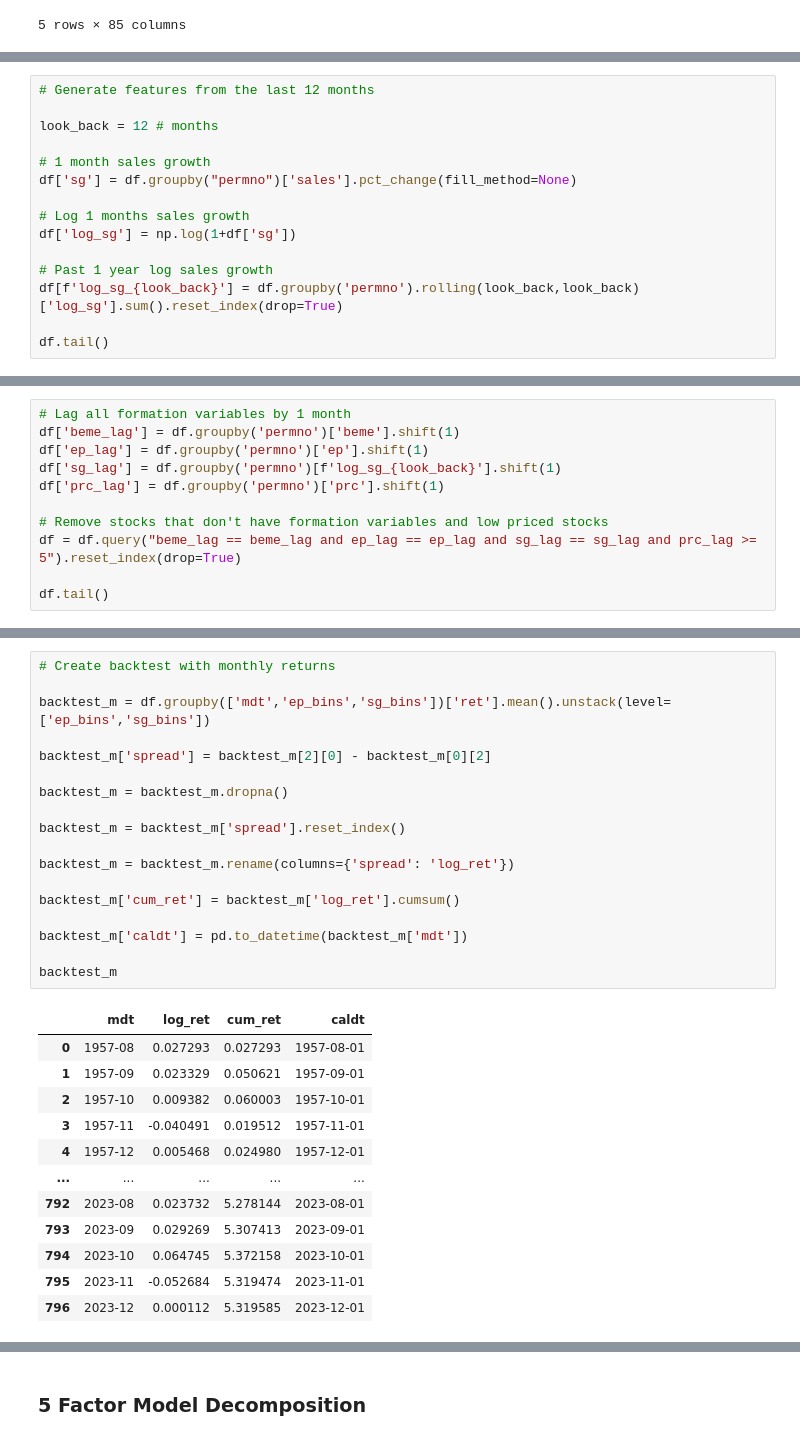
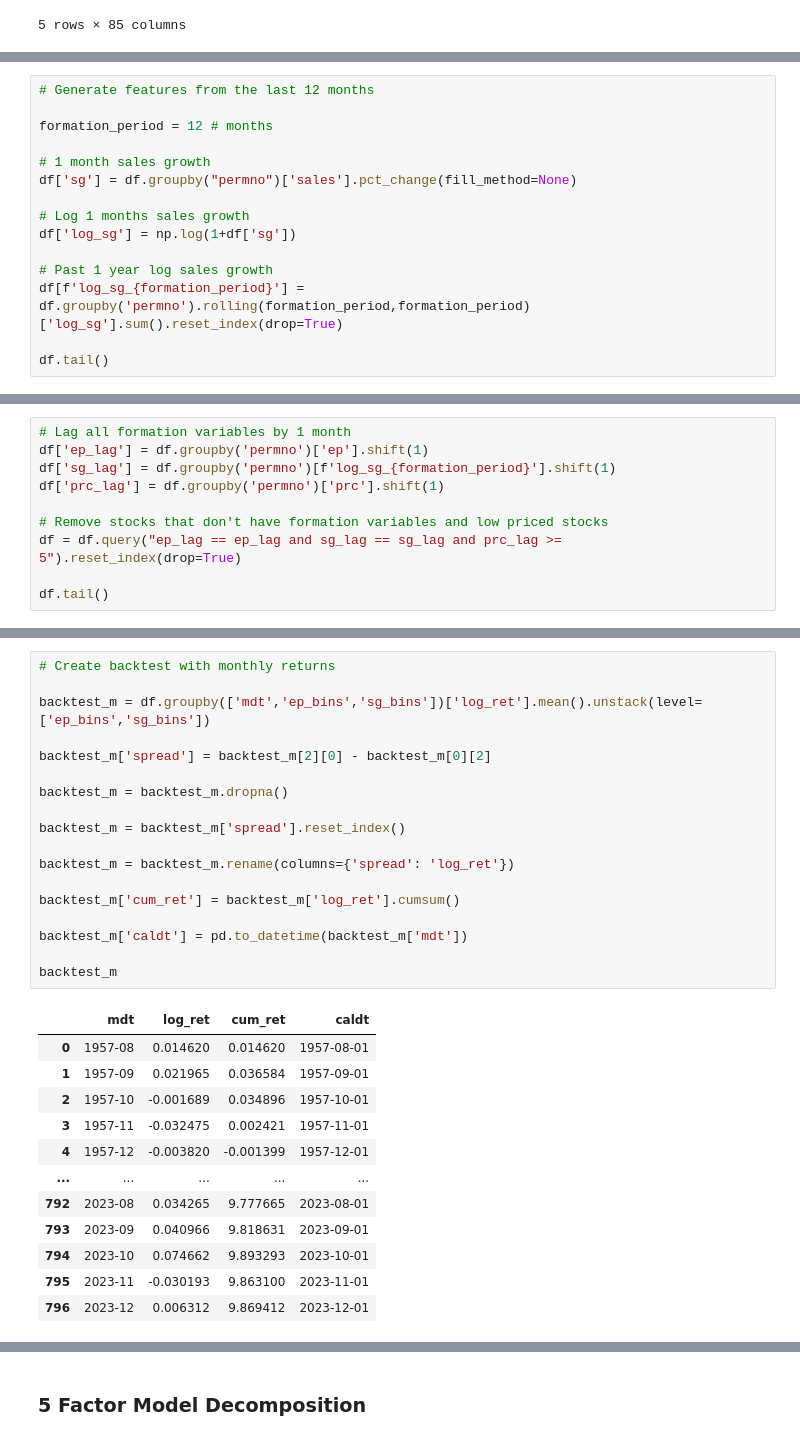
Before and after one commit to andrewhall1124/mean_reversion, a Jupyter notebook: strategies/value/ep_sg.ipynb, the cells around one changed output, grey strips where cells are left out. Cells and saved outputs as stored; diff of their text form.

```diff
--- a/strategies/value/ep_sg.ipynb
+++ b/strategies/value/ep_sg.ipynb
@@ -46,7 +46,7 @@ df.tail()
 # %%
 # Generate features from the last 12 months
 
-look_back = 12 # months
+formation_period = 12 # months
 
 # 1 month sales growth
 df['sg'] = df.groupby("permno")['sales'].pct_change(fill_method=None)
@@ -55,7 +55,7 @@ df['sg'] = df.groupby("permno")['sales'].pct_change(fill_method=None)
 df['log_sg'] = np.log(1+df['sg'])
 
 # Past 1 year log sales growth
-df[f'log_sg_{look_back}'] = df.groupby('permno').rolling(look_back,look_back)['log_sg'].sum().reset_index(drop=True)
+df[f'log_sg_{formation_period}'] = df.groupby('permno').rolling(formation_period,formation_period)['log_sg'].sum().reset_index(drop=True)
 
 df.tail()
 # %% [output]
@@ -87,13 +87,12 @@ df.tail()
 | 3534204 | 2023-12-31 | 93436.0 | 0.114912 | 0.032216 | 81462.0 | 7.898983e+08 | 248.479996 | 0.034988 | 2023-12 | 12 | 2023 | ... |
 # %%
 # Lag all formation variables by 1 month
-df['beme_lag'] = df.groupby('permno')['beme'].shift(1)
 df['ep_lag'] = df.groupby('permno')['ep'].shift(1)
-df['sg_lag'] = df.groupby('permno')[f'log_sg_{look_back}'].shift(1)
+df['sg_lag'] = df.groupby('permno')[f'log_sg_{formation_period}'].shift(1)
 df['prc_lag'] = df.groupby('permno')['prc'].shift(1)
 
 # Remove stocks that don't have formation variables and low priced stocks
-df = df.query("beme_lag == beme_lag and ep_lag == ep_lag and sg_lag == sg_lag and prc_lag >= 5").reset_index(drop=True)
+df = df.query("ep_lag == ep_lag and sg_lag == sg_lag and prc_lag >= 5").reset_index(drop=True)
 
 df.tail()
 # %% [output]
@@ -180,34 +179,34 @@ plt.show()
 # %%
 # Create backtest with monthly returns
 
-backtest_m = df.groupby(['mdt','ep_bins','sg_bins'])['ret'].mean().unstack(level=['ep_bins','sg_bins'])
+backtest_m = df.groupby(['mdt','ep_bins','sg_bins'])['log_ret'].mean().unstack(level=['ep_bins','sg_bins'])
 
 backtest_m['spread'] = backtest_m[2][0] - backtest_m[0][2]
 
 backtest_m = backtest_m.dropna()
 
 backtest_m = backtest_m['spread'].reset_index()
 
 backtest_m = backtest_m.rename(columns={'spread': 'log_ret'})
 
 backtest_m['cum_ret'] = backtest_m['log_ret'].cumsum()
 
 backtest_m['caldt'] = pd.to_datetime(backtest_m['mdt'])
 
 backtest_m
 # %% [output]
 |  | mdt | log_ret | cum_ret | caldt |
-| 0 | 1957-08 | 0.027293 | 0.027293 | 1957-08-01 |
-| 1 | 1957-09 | 0.023329 | 0.050621 | 1957-09-01 |
-| 2 | 1957-10 | 0.009382 | 0.060003 | 1957-10-01 |
-| 3 | 1957-11 | -0.040491 | 0.019512 | 1957-11-01 |
-| 4 | 1957-12 | 0.005468 | 0.024980 | 1957-12-01 |
+| 0 | 1957-08 | 0.014620 | 0.014620 | 1957-08-01 |
+| 1 | 1957-09 | 0.021965 | 0.036584 | 1957-09-01 |
+| 2 | 1957-10 | -0.001689 | 0.034896 | 1957-10-01 |
+| 3 | 1957-11 | -0.032475 | 0.002421 | 1957-11-01 |
+| 4 | 1957-12 | -0.003820 | -0.001399 | 1957-12-01 |
 | ... | ... | ... | ... | ... |
-| 792 | 2023-08 | 0.023732 | 5.278144 | 2023-08-01 |
-| 793 | 2023-09 | 0.029269 | 5.307413 | 2023-09-01 |
-| 794 | 2023-10 | 0.064745 | 5.372158 | 2023-10-01 |
-| 795 | 2023-11 | -0.052684 | 5.319474 | 2023-11-01 |
-| 796 | 2023-12 | 0.000112 | 5.319585 | 2023-12-01 |
+| 792 | 2023-08 | 0.034265 | 9.777665 | 2023-08-01 |
+| 793 | 2023-09 | 0.040966 | 9.818631 | 2023-09-01 |
+| 794 | 2023-10 | 0.074662 | 9.893293 | 2023-10-01 |
+| 795 | 2023-11 | -0.030193 | 9.863100 | 2023-11-01 |
+| 796 | 2023-12 | 0.006312 | 9.869412 | 2023-12-01 |
 797 rows × 4 columns
 # %%
 plt.plot(backtest_m['caldt'], backtest_m['cum_ret'])
```
Also changed, not shown: parts of 11 cells of this notebook, 1 other file.
